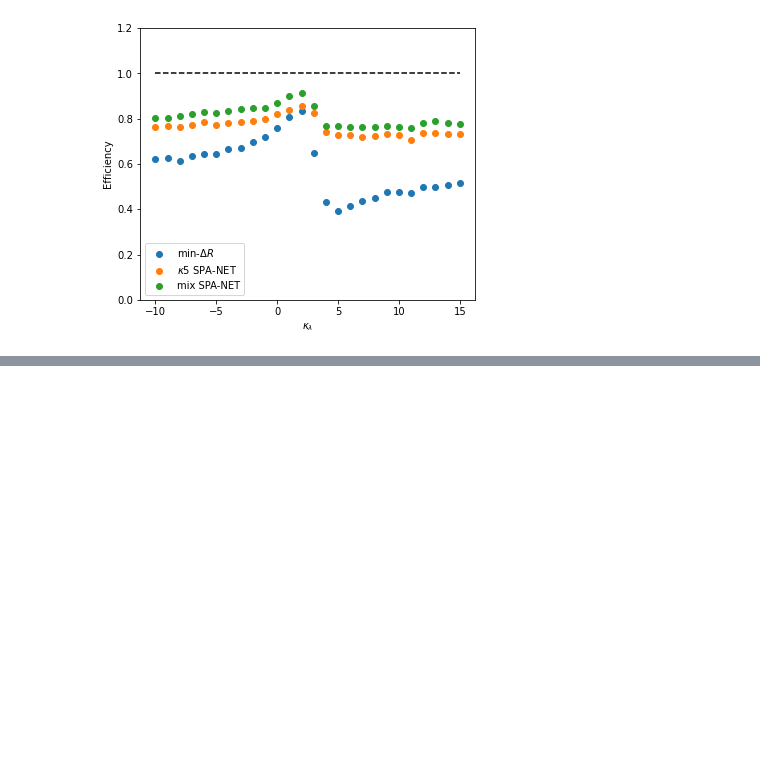
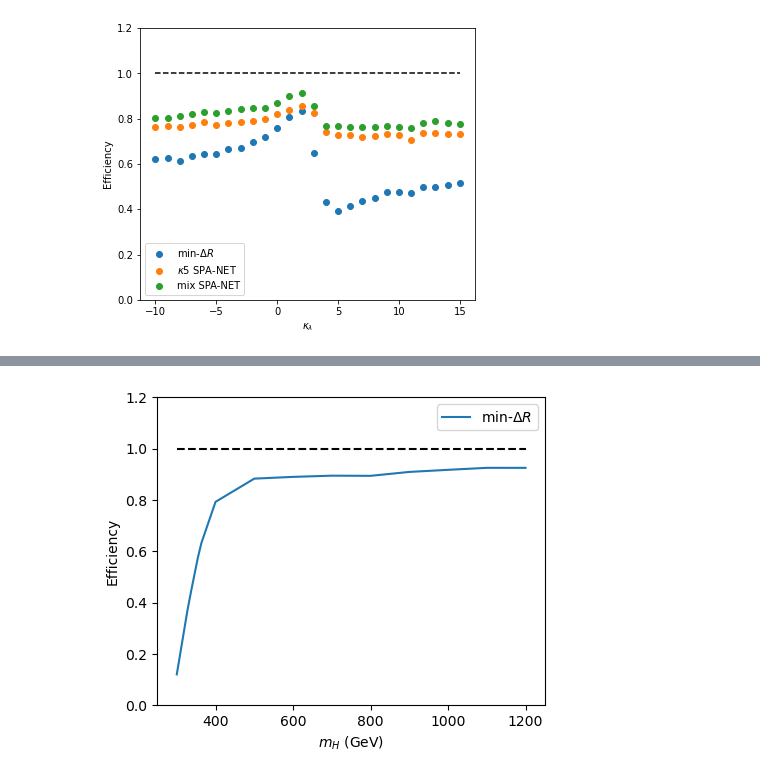
Before and after one commit to r10222035/3-4-Higgs-Collider-Study, a Jupyter notebook: Analysis/Pairing_performance.ipynb, the cells around one changed output, grey strips where cells are left out. Cells and saved outputs as stored; diff of their text form; code cells hidden in the pictures; blank space fills up the shorter version.

```diff
--- a/Analysis/Pairing_performance.ipynb
+++ b/Analysis/Pairing_performance.ipynb
@@ -220,7 +217,7 @@ def min_dR_method(PT, Eta, Phi, Mass):
 
     return h_candidate
 # %%
-def diHiggs_pairing_performance_HDF5(file_path, mass, pairing_method, xection=None, title='', nevent_max=1000):
+def diHiggs_pairing_performance_HDF5(file_path, pairing_method, mass=None, nevent_max=100000):
     # input file has jet matching data (未通過 SPANET)
     with h5py.File(file_path, 'r') as f:
         Eta_PT_BTag_count = 0
@@ -231,7 +228,7 @@ def diHiggs_pairing_performance_HDF5(file_path, mass, pairing_method, xection=No
         correct_pair_count = 0
         wrong_pair_count = 0
 
-        cross_section = xection
+#         cross_section = xection
 
         nevent = min(f['source/pt'].shape[0], nevent_max)
 
@@ -782,0 +1092,23 @@ plt.show()
+# %%
+x = np.array(masses)
+
+min_dR_eff = get_pairing_efficiency(min_dR_pairings)['total']
+
+x_new, y2_new = get_interpolate(masses, min_dR_eff)
+
+fig, ax = plt.subplots(1,1, figsize=(5,4))
+ax.plot(x, np.ones_like(x), 'k--')
+
+ax.plot(x_new, y2_new, label='min-$\Delta R$')
+ax.legend()
+ax.set_xlim(250, 1250)
+ax.set_ylim(0,1.2)
+ax.set_xlabel('$m_H$ (GeV)')
+ax.set_ylabel('Efficiency')
+ax.set_title('')
+
+plt.savefig('figures/pairing_efficiency_resonant-mindR.png', facecolor='White',dpi=300, bbox_inches='tight')
+
+plt.show()
+# %% [output]
+[figure, added]
```
Also changed, not shown: parts of 20 cells of this notebook, 2 other files.
